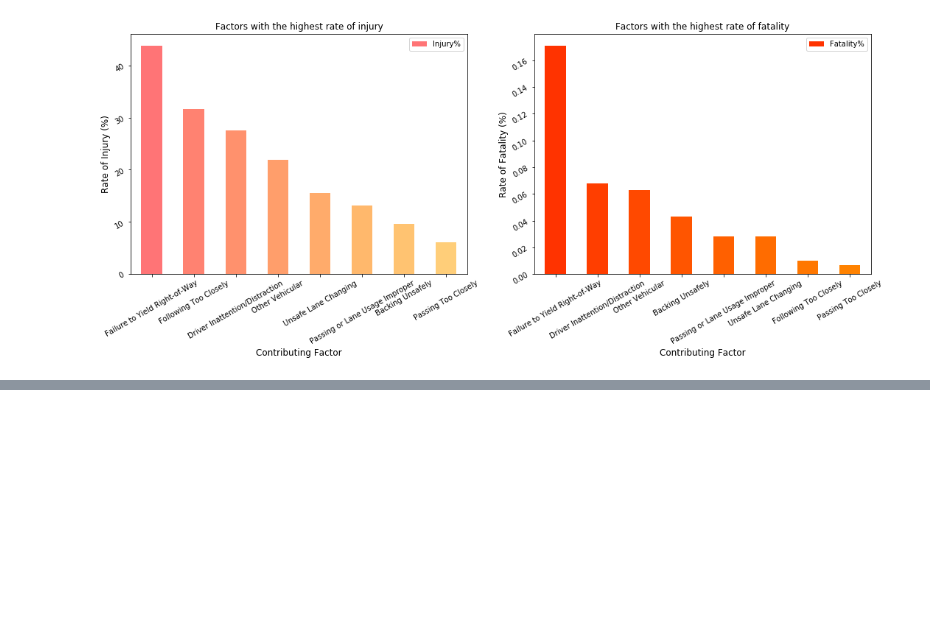
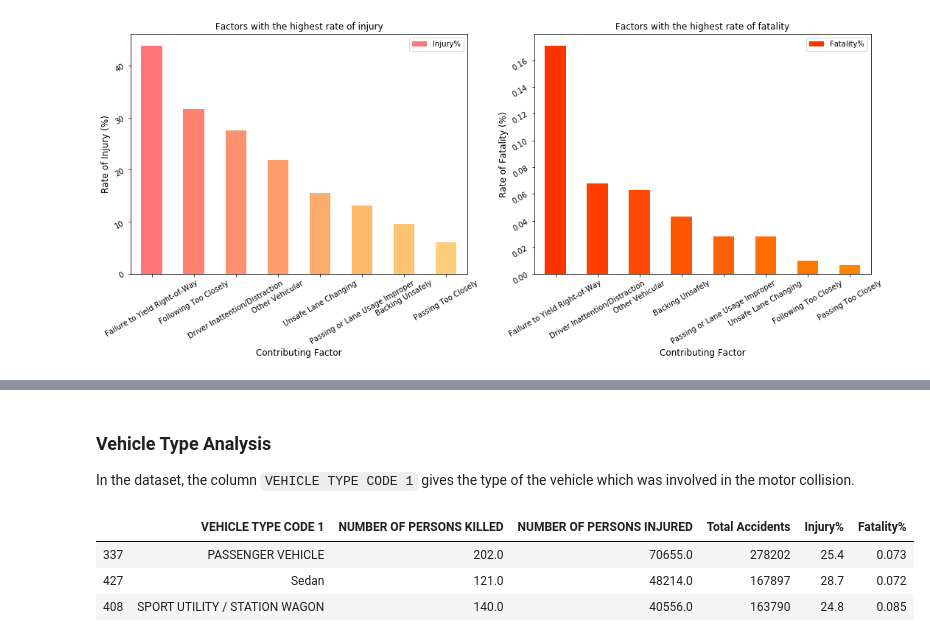
Before and after one commit to skhiearth/NYC-Motor-Vehicle-Collisions, a Jupyter notebook: NYC-Motor-Vehicle-Collisions.ipynb, the cells around one changed output, grey strips where cells are left out. Cells and saved outputs as stored; diff of their text form; code cells hidden in the pictures; blank space fills up the shorter version.

```diff
--- a/NYC-Motor-Vehicle-Collisions.ipynb
+++ b/NYC-Motor-Vehicle-Collisions.ipynb
@@ -282,0 +285,27 @@ fig.savefig('plots/factor_inj_fat_rate.png', dpi=500)
+# %% [markdown]
+### Vehicle Type Analysis
+
+In the dataset, the column `VEHICLE TYPE CODE 1` gives the type of the vehicle which was involved in the motor collision.
+# %%
+# Calculate the number of people killed, injured and total accidents for each vehicle type
+vehicle_wise = raw_data.groupby(['VEHICLE TYPE CODE 1'])\
+['NUMBER OF PERSONS KILLED', 'NUMBER OF PERSONS INJURED'].agg('sum').reset_index()
+
+vehicle_wise['Total Accidents'] = raw_data.groupby(['VEHICLE TYPE CODE 1']).size().\
+reset_index(name='NoOfAccidents').NoOfAccidents
+
+vehicle_wise = vehicle_wise.sort_values('Total Accidents', ascending = False)
+# Injuries and Fatalities as Percentages
+vehicle_wise['Injury%'] = round((vehicle_wise['NUMBER OF PERSONS INJURED']/vehicle_wise['Total Accidents'] * 100), 1)
+vehicle_wise['Fatality%'] = round((vehicle_wise['NUMBER OF PERSONS KILLED']/vehicle_wise['Total Accidents'] * 100), 3)
+
+# Filtering vehicles involved in atleast 100 accidents
+mask = vehicle_wise['Total Accidents'] > 100
+vehicle_wise = vehicle_wise[mask]
+
+vehicle_wise.head(3)
+# %% [output]
+|  | VEHICLE TYPE CODE 1 | NUMBER OF PERSONS KILLED | NUMBER OF PERSONS INJURED | Total Accidents | Injury% | Fatality% |
+| 337 | PASSENGER VEHICLE | 202.0 | 70655.0 | 278202 | 25.4 | 0.073 |
+| 427 | Sedan | 121.0 | 48214.0 | 167897 | 28.7 | 0.072 |
+| 408 | SPORT UTILITY / STATION WAGON | 140.0 | 40556.0 | 163790 | 24.8 | 0.085 |
```
Also changed, not shown: parts of 8 cells of this notebook.
